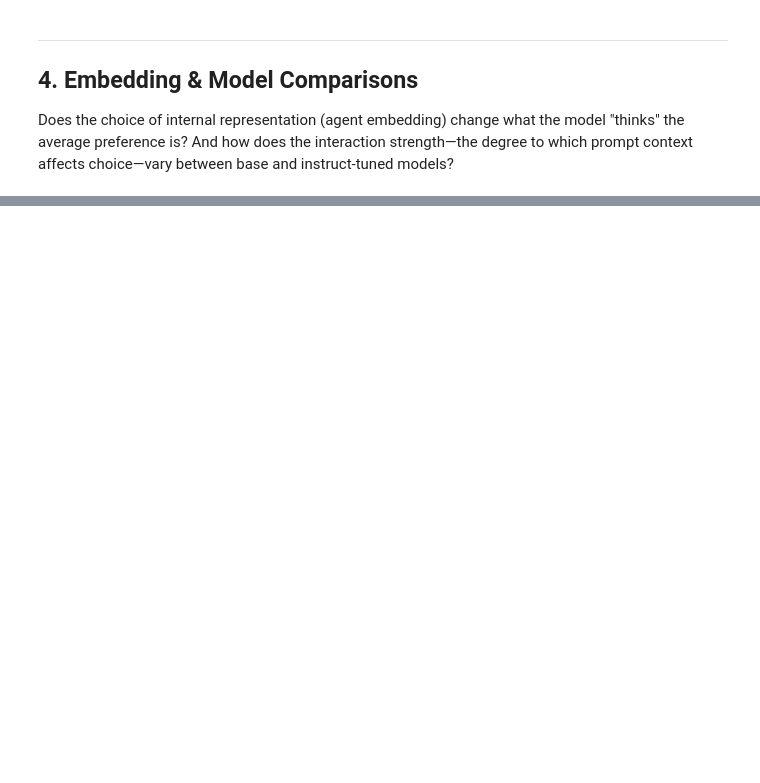
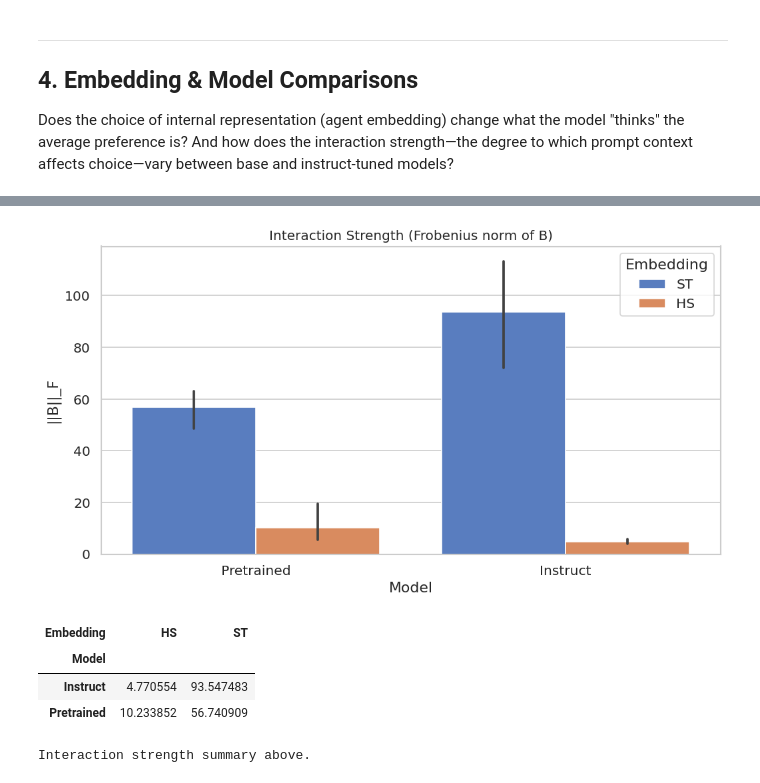
Before and after one commit to lotanamit5/grum4llm, a Jupyter notebook: notebooks/llm_colors.ipynb, the cells around one changed output, grey strips where cells are left out. Drawn from its saved outputs; the diff is of its cells as text; code cells hidden in the pictures; blank space fills up the shorter version.

```diff
--- a/notebooks/llm_colors.ipynb
+++ b/notebooks/llm_colors.ipynb
@@ -177,14 +298,28 @@ print("Intrinsic preference summary (partial) above.")
 # %%
 # ── Figure 4: Interaction Strength (Frobenius Norm of B) ──────────────────────
 b_norms = []
 for r in raw_results:
     b_norms.append({
         "Model":     r["Model"],
         "Embedding": r["Embedding"],
         "Criterion": r["Criterion"],
         "B_norm":    np.linalg.norm(r["B"])
     })
 
-df_b_summary = pd.DataFrame(b_norms).groupby(["Model", "Embedding"])["B_norm"].mean().reset_index()
-display(df_b_summary)
-print("Interaction strength (B norm) summary above.")
+df_b = pd.DataFrame(b_norms)
+plt.figure(figsize=(10, 5))
+sns.barplot(data=df_b, x="Model", y="B_norm", hue="Embedding")
+plt.title("Interaction Strength (Frobenius norm of B)", fontsize=12)
+plt.ylabel("||B||_F")
+plt.show()
+
+summary_b = df_b.groupby(["Model", "Embedding"])["B_norm"].mean().unstack()
+display(summary_b)
+print("Interaction strength summary above.")
+# %% [output]
+[figure, added]
+| Embedding | HS | ST |
+| Model |  |  |
+| Instruct | 4.770554 | 93.547483 |
+| Pretrained | 10.233852 | 56.740909 |
+Interaction strength summary above.
```
Also changed, not shown: parts of 22 cells of this notebook, 1 other file.
